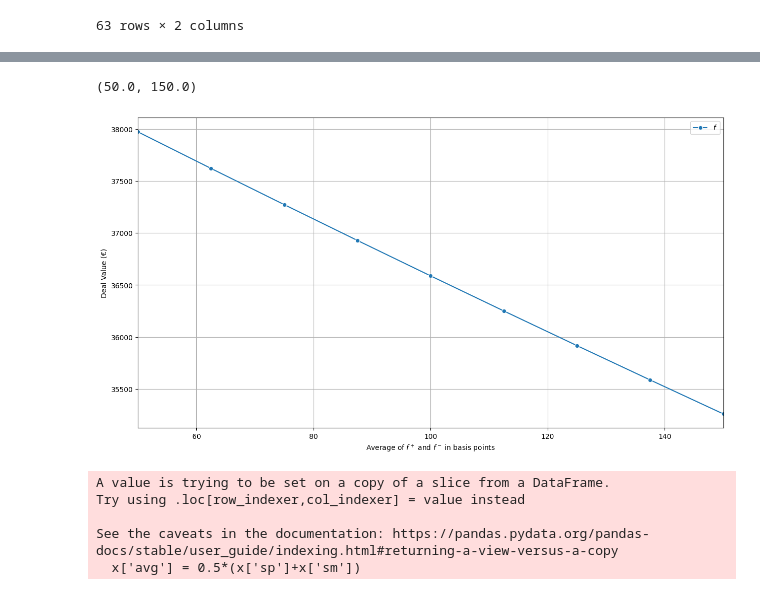
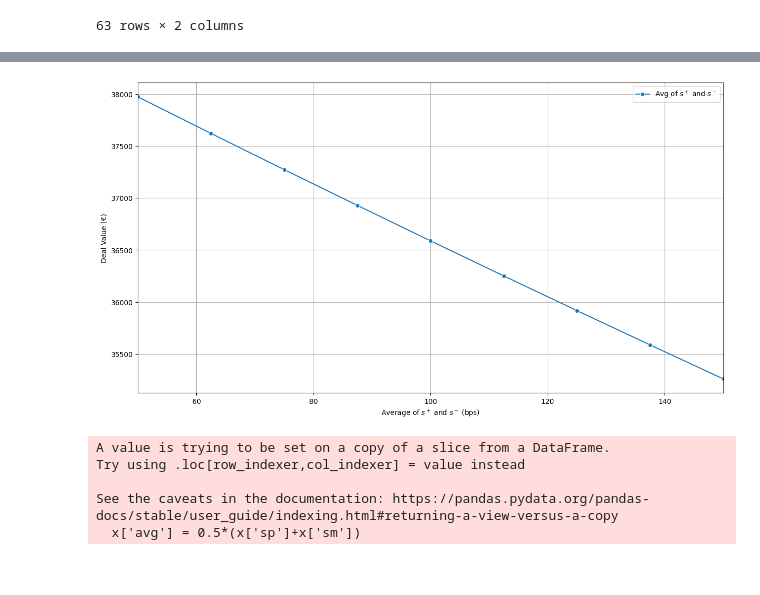
Before and after one commit to Eskild-afk/MasterThesis, a Jupyter notebook: simulationsTimes.ipynb, the cells around one changed output, grey strips where cells are left out. Saved outputs shown, nothing was run; the diff lists cells and outputs as text; code cells hidden in the pictures.

```diff
--- a/simulationsTimes.ipynb
+++ b/simulationsTimes.ipynb
@@ -215,17 +218,16 @@ plt.savefig(f'./Graphs/AverageRateFVASwap.png', bbox_inches='tight')
 # %%
 #AVG rate swaption
 forGraphSpread = simTable.iloc[np.where((simTable['V0']=='swpt'))]
 forGraphSpread = forGraphSpread.iloc[np.where((forGraphSpread['sp']==forGraphSpread['sm']))]
 forGraphSpread = forGraphSpread.iloc[np.where((forGraphSpread['sm']>0.00))]
 fig, ax = plt.subplots(figsize=(15, 8))
-ax = sns.lineplot(x=forGraphSpread['sp']*10000, y=forGraphSpread['Total']+swpt,markers=True, marker = 'o', dashes=False, label = '$f$')
+ax = sns.lineplot(x=forGraphSpread['sp']*10000, y=forGraphSpread['Total']+swpt,markers=True, marker = 'o', dashes=False, label = 'Avg of $s^+$ and $s^-$')
 ax.grid()
-ax.set(xlabel = 'Average of $f^+$ and $f^-$ in basis points', ylabel = 'Deal Value (€)')
+ax.set(xlabel = 'Average of $s^+$ and $s^-$ (bps)', ylabel = 'Deal Value (€)')
 ax.set_xlim(50,150)
 plt.savefig(f'./Graphs/AverageRateFVASWPT.png', bbox_inches='tight')
 # %% [output]
-(50.0, 150.0)
-[figure, old version]
+[figure, new version]
 # %%
 x = simTable.iloc[np.where((simTable['V0']=='swap'))]
 # x = x.iloc[np.where((x['sm'] =>))]
```
Also changed, not shown: parts of 11 cells of this notebook, 8 other files.
